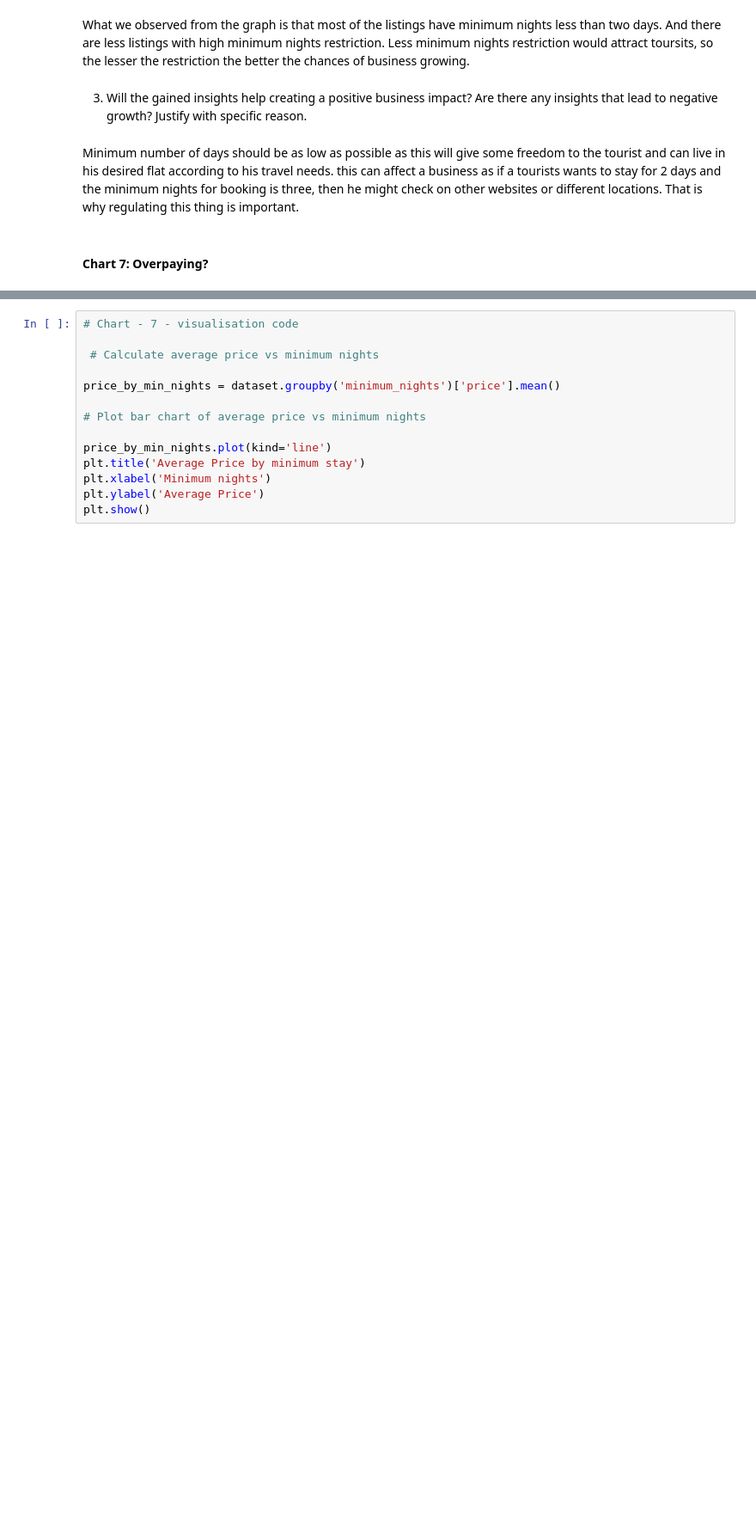
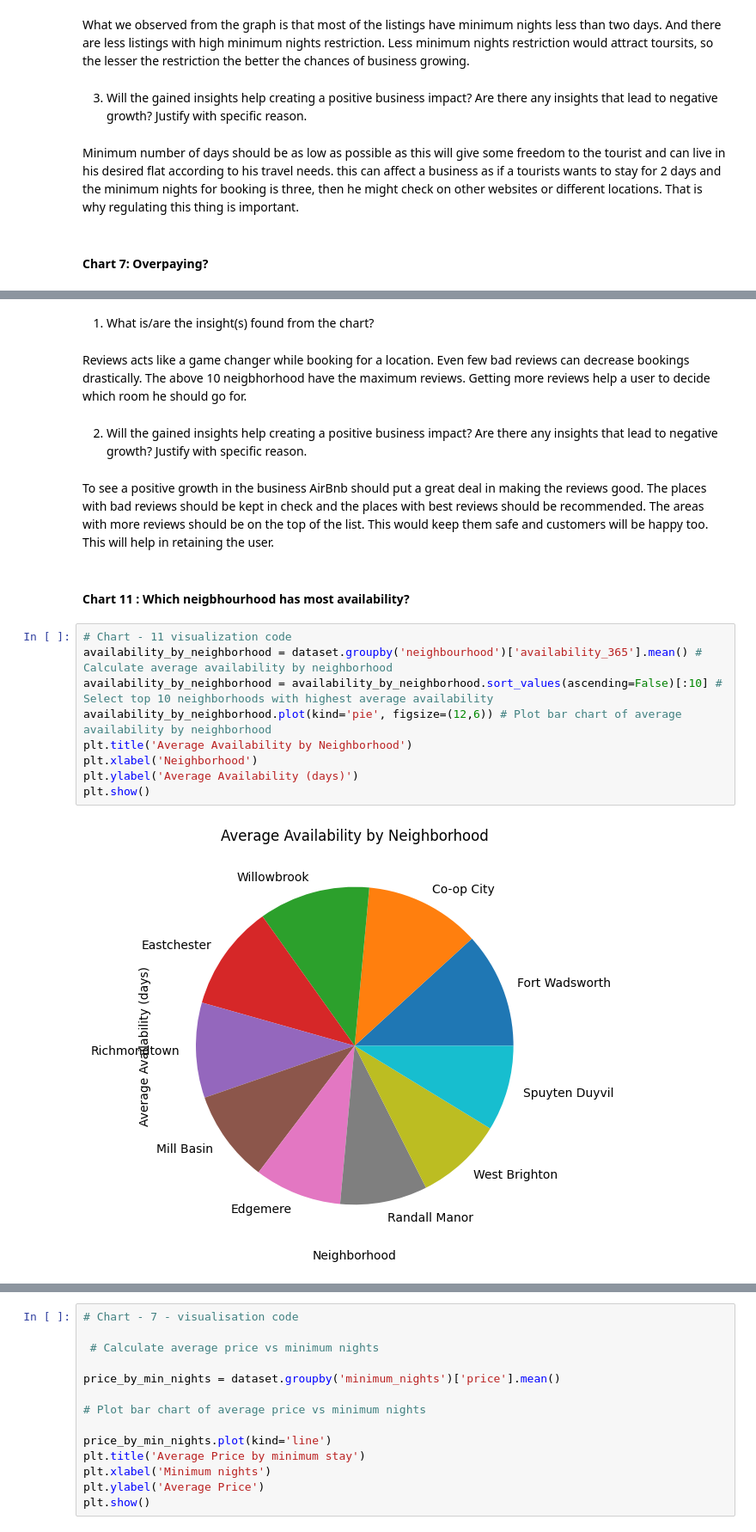
Before and after one commit to palnitin12345/Airbnb-EDA, a Jupyter notebook: EDA-Code.ipynb, the cells around one changed output, grey strips where cells are left out. Shown at 86% size. Cells and saved outputs as stored; diff of their text form; blank space fills up the shorter version.

```diff
--- a/EDA-Code.ipynb
+++ b/EDA-Code.ipynb
@@ -435,0 +501,23 @@ this can affect a business as if a tourists wants to stay for 2 days and the min
+# %% [markdown]
+ 1. What is/are the insight(s) found from the chart?
+# %% [markdown]
+Reviews acts like a game changer while booking for a location. Even few bad reviews can decrease bookings drastically. The above 10 neigbhorhood have the maximum reviews. Getting more reviews help a user to decide which room he should go for.
+# %% [markdown]
+ 2. Will the gained insights help creating a positive business impact?
+Are there any insights that lead to negative growth? Justify with specific reason.
+# %% [markdown]
+
+To see a positive growth in the business AirBnb should put a great deal in making the reviews good. The places with bad reviews should be kept in check and the places with best reviews should be recommended. The areas with more reviews should be on the top of the list. This would keep them safe and customers will be happy too. This will help in retaining the user.
+# %% [markdown]
+#### Chart 11 : Which neigbhourhood has most availability?
+# %%
+# Chart - 11 visualization code
+availability_by_neighborhood = dataset.groupby('neighbourhood')['availability_365'].mean() # Calculate average availability by neighborhood
+availability_by_neighborhood = availability_by_neighborhood.sort_values(ascending=False)[:10] # Select top 10 neighborhoods with highest average availability
+availability_by_neighborhood.plot(kind='pie', figsize=(12,6)) # Plot bar chart of average availability by neighborhood
+plt.title('Average Availability by Neighborhood')
+plt.xlabel('Neighborhood')
+plt.ylabel('Average Availability (days)')
+plt.show()
+# %% [output]
+[figure, added]
```
Also changed, not shown: parts of 24 cells of this notebook.
